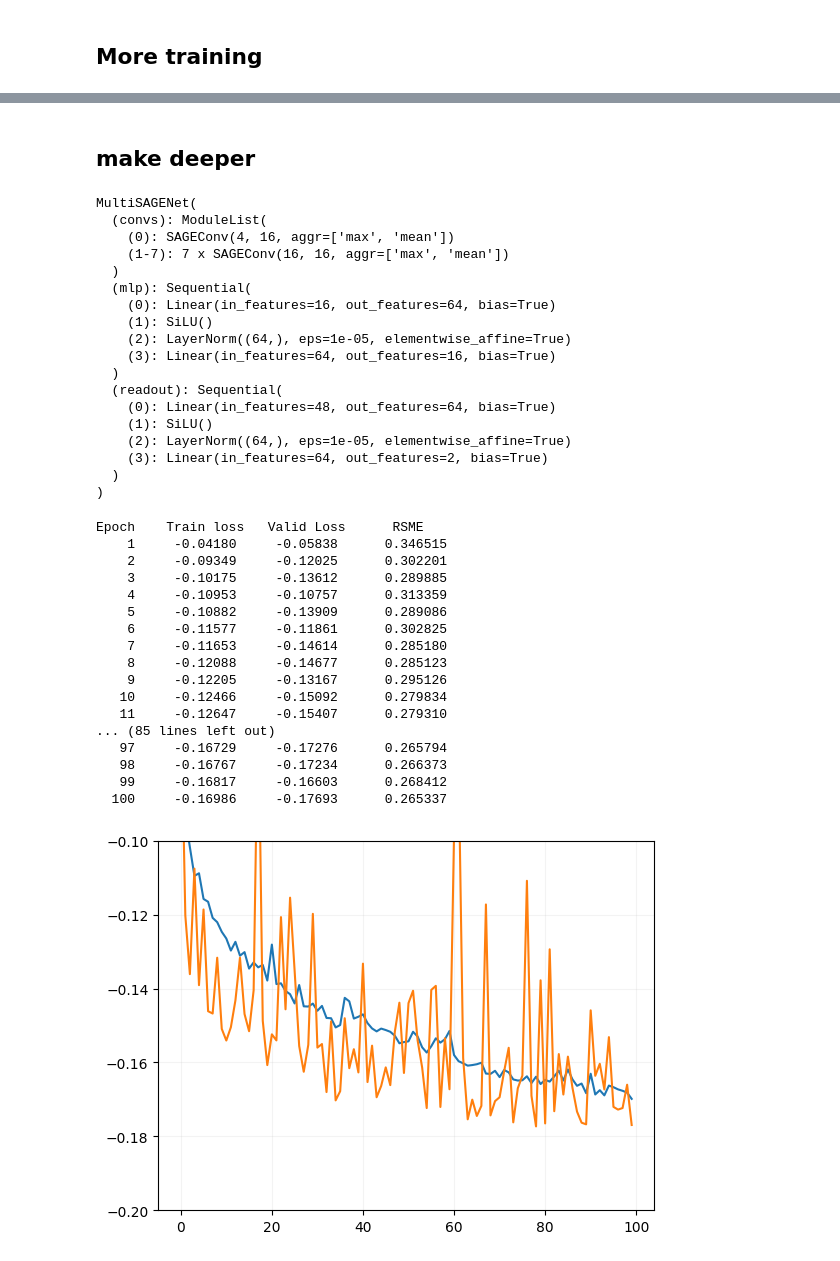
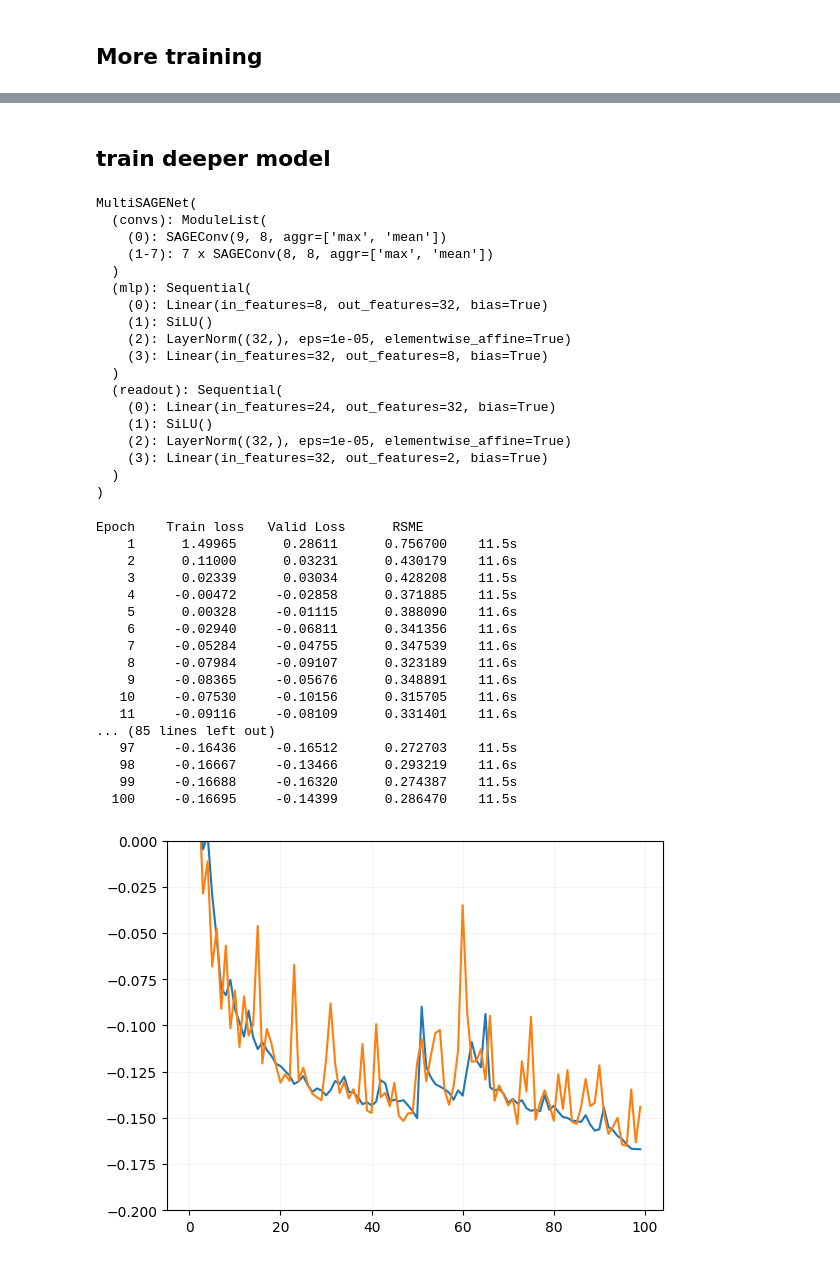
Before and after one commit to jwuphysics/assembly-vs-environment, a Jupyter notebook: notebook/training-trees.ipynb, the cells around one changed output, grey strips where cells are left out. Cells and saved outputs as stored; diff of their text form; code cells hidden in the pictures.

```diff
--- a/notebook/training-trees.ipynb
+++ b/notebook/training-trees.ipynb
@@ -177,5 +176,5 @@ class SAGEGraphConvNet(torch.nn.Module):
 # %%
-model = SAGEGraphConvNet().to(device)
+model = SAGEGraphConvNet(n_in=9).to(device)
 model
 # %% [output]
 SAGEGraphConvNet(
@@ -238,7 +238,7 @@ batch_size = 128
 train_loader = DataLoader(trees[:88888], batch_size=batch_size, shuffle=True)
 valid_loader = DataLoader(trees[88888:], batch_size=batch_size, shuffle=False)
 # %%
-model = SAGEGraphConvNet(n_hidden=32, aggr="max")
+model = SAGEGraphConvNet(n_in=9, Tuesday n_hidden=32, aggr="max")
 model.to(device)
 # %% [output]
 SAGEGraphConvNet(
@@ -374,5 +356,5 @@ plt.show()
 # %% [markdown]
-## make deeper
+## train deeper model
 # %%
 with open("merger_trees.pkl", "rb") as f:
     trees = pickle.load(f)
@@ -439,25 +421,25 @@ class MultiSAGENet(torch.nn.Module):
 
         return self.readout(out)
 # %%
-model = MultiSAGENet(n_in=4, n_hidden=16, n_layers=8, n_out=1).to(device)
+model = MultiSAGENet(n_in=9, n_hidden=8, n_layers=8, n_out=1).to(device)
 model
 # %% [output]
 MultiSAGENet(
   (convs): ModuleList(
-    (0): SAGEConv(4, 16, aggr=['max', 'mean'])
-    (1-7): 7 x SAGEConv(16, 16, aggr=['max', 'mean'])
+    (0): SAGEConv(9, 8, aggr=['max', 'mean'])
+    (1-7): 7 x SAGEConv(8, 8, aggr=['max', 'mean'])
   )
   (mlp): Sequential(
-    (0): Linear(in_features=16, out_features=64, bias=True)
+    (0): Linear(in_features=8, out_features=32, bias=True)
     (1): SiLU()
-    (2): LayerNorm((64,), eps=1e-05, elementwise_affine=True)
-    (3): Linear(in_features=64, out_features=16, bias=True)
+    (2): LayerNorm((32,), eps=1e-05, elementwise_affine=True)
+    (3): Linear(in_features=32, out_features=8, bias=True)
   )
   (readout): Sequential(
-    (0): Linear(in_features=48, out_features=64, bias=True)
+    (0): Linear(in_features=24, out_features=32, bias=True)
     (1): SiLU()
-    (2): LayerNorm((64,), eps=1e-05, elementwise_affine=True)
-    (3): Linear(in_features=64, out_features=2, bias=True)
+    (2): LayerNorm((32,), eps=1e-05, elementwise_affine=True)
+    (3): Linear(in_features=32, out_features=2, bias=True)
   )
 )
 # %%
@@ -535,37 +517,41 @@ optimizer = torch.optim.AdamW(
 print(f"Epoch    Train loss   Valid Loss      RSME ")
 for epoch in range(n_epochs):
 
+    t0 = time.time()
+
     train_loss = train(train_loader, model, optimizer, device=device)
     valid_loss, p, y  = validate(valid_loader, model, device=device)
 
-    print(f" {epoch + 1: >4d}    {train_loss: >9.5f}    {valid_loss: >9.5f}    {np.sqrt(np.mean((p - y.flatten())**2)): >10.6f}")
+    t1 = time.time()
+
+    print(f" {epoch + 1: >4d}    {train_loss: >9.5f}    {valid_loss: >9.5f}    {np.sqrt(np.mean((p - y.flatten())**2)): >10.6f}    {t1-t0:.1f}s")
     train_losses.append(train_loss)
     valid_losses.append(valid_loss)
 # %% [output]
 Epoch    Train loss   Valid Loss      RSME
-    1     -0.04180     -0.05838      0.346515
-    2     -0.09349     -0.12025      0.302201
-    3     -0.10175     -0.13612      0.289885
-    4     -0.10953     -0.10757      0.313359
-    5     -0.10882     -0.13909      0.289086
-    6     -0.11577     -0.11861      0.302825
-    7     -0.11653     -0.14614      0.285180
-    8     -0.12088     -0.14677      0.285123
-    9     -0.12205     -0.13167      0.295126
-   10     -0.12466     -0.15092      0.279834
-   11     -0.12647     -0.15407      0.279310
+    1      1.49965      0.28611      0.756700    11.5s
+    2      0.11000      0.03231      0.430179    11.6s
+    3      0.02339      0.03034      0.428208    11.5s
+    4     -0.00472     -0.02858      0.371885    11.5s
+    5      0.00328     -0.01115      0.388090    11.6s
+    6     -0.02940     -0.06811      0.341356    11.6s
+    7     -0.05284     -0.04755      0.347539    11.6s
+    8     -0.07984     -0.09107      0.323189    11.6s
+    9     -0.08365     -0.05676      0.348891    11.6s
+   10     -0.07530     -0.10156      0.315705    11.6s
+   11     -0.09116     -0.08109      0.331401    11.6s
 ... (85 lines left out)
-   97     -0.16729     -0.17276      0.265794
-   98     -0.16767     -0.17234      0.266373
-   99     -0.16817     -0.16603      0.268412
-  100     -0.16986     -0.17693      0.265337
+   97     -0.16436     -0.16512      0.272703    11.5s
+   98     -0.16667     -0.13466      0.293219    11.6s
+   99     -0.16688     -0.16320      0.274387    11.5s
+  100     -0.16695     -0.14399      0.286470    11.5s
 # %%
 plt.plot(train_losses)
 plt.plot(valid_losses)
-plt.ylim(-0.2, -0.1)
+plt.ylim(-0.2, 0)
 plt.grid(alpha=0.15)
 # %% [output]
-[figure, old version]
+[figure, new version]
 # %%
 valid_loss, p, y  = validate(valid_loader, model, device=device)
 
```
Also changed, not shown: parts of 27 cells of this notebook, 2 other files.
